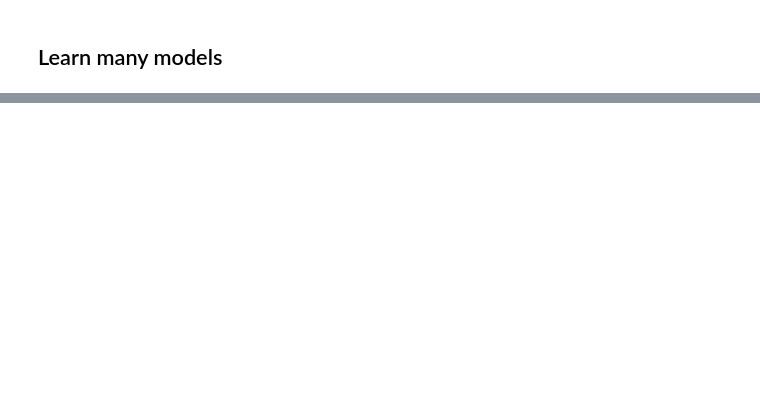
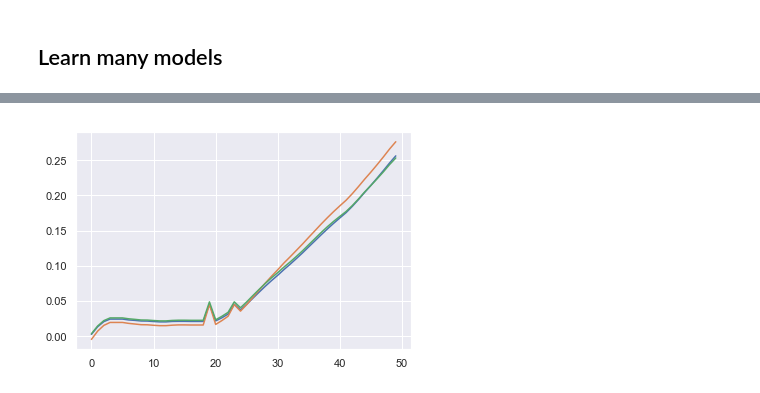
Before and after one commit to SebastianCallh/master-thesis, a Jupyter notebook: model/learn.ipynb, the cells around one changed output, grey strips where cells are left out. Cells and saved outputs as stored; diff of their text form; code cells hidden in the pictures; blank space fills up the shorter version.

```diff
--- a/model/learn.ipynb
+++ b/model/learn.ipynb
@@ -350,17 +446,14 @@ här ska vi kolla upp vad tusan loglikelihood-functionen egentligen ska göra
 # %%
-np.random.seed(12345)
-trajs_pickle_path = '../data/train3.pkl'
-data = pd.read_pickle(trajs_pickle_path)
-seg_sizes = [.2, .4, .6, .8]
-mape = {s: defaultdict(dict) for s in seg_sizes}
-mae =  {s: defaultdict(dict) for s in seg_sizes}
-segs = dict(tuple(data.groupby('seg')))
+
 for seg_i, seg_n in enumerate(segs):
     seg = segs[seg_n]
     trajs = dict(tuple(seg.groupby('traj')))
     for traj_i, traj_n in enumerate(trajs):
-        traj_data = trajs[traj_n]
-        model_likelihoods = [model_likelihood(m, traj_data) for m in models]
+        f(m, h_domain, trajs[traj_n])
+        model_likelihoods = [
+            model_likelihood(m, h_domain, traj_data)
+            for m in models
+        ]
         X = synched_traj[['tau']].values
         Y = synched_traj[['lat', 'lon']].values
         logliks = [data_loglik(lg, X, Y) for lg in lik_gps[seg_n]]
@@ -385,0 +487,28 @@ KeyboardInterrupt:
+# %%
+#experiment with why g acts up
+#plot_model(models[2], timed_seg, f_codomain)
+mm = models[2]
+
+test_seg = trajs[(trajs.traj == traj_ixs[4]) & (trajs.seg == seg_n)][:50]
+timed_test_seg = compute_time_left(test_seg)
+
+for m in models:
+    p, _ = predict(m.g, test_seg[f_codomain])
+    plt.plot(p)
+
+n = mm.f.model.X.shape[0]
+x = mm.g.model.X[:n]
+mean, _  = mm.g.model.predict(x) #mm.g.model.predict(np.ndarray(compute_tau(timed_seg)))
+tau = compute_tau(x)
+df = pd.DataFrame({
+    'prediction': mean.T[0],
+    'progress': tau
+})
+#sns.scatterplot(
+#    data=df,
+#    x='progress',
+#    y='prediction',
+#)
+#axs[1][1].set_title(r'Prediction $\tau$ of training data')
+# %% [output]
+[figure, added]
```
Also changed, not shown: parts of 21 cells of this notebook, 1 other file.
